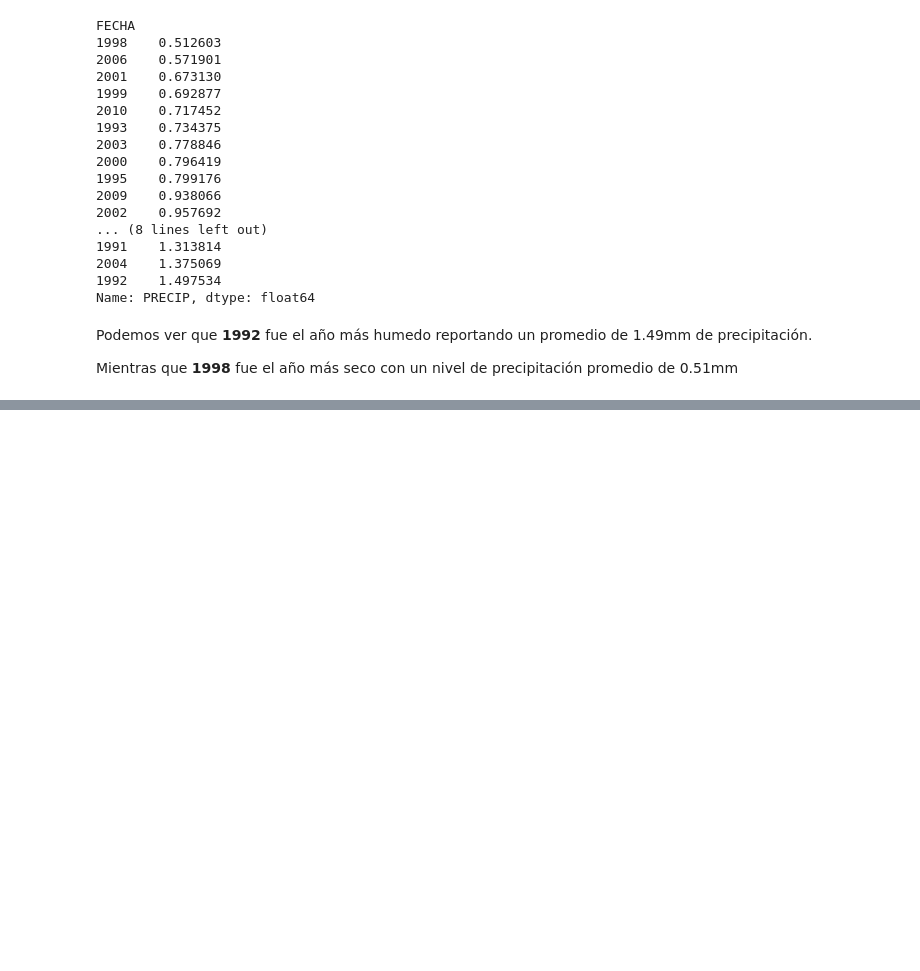
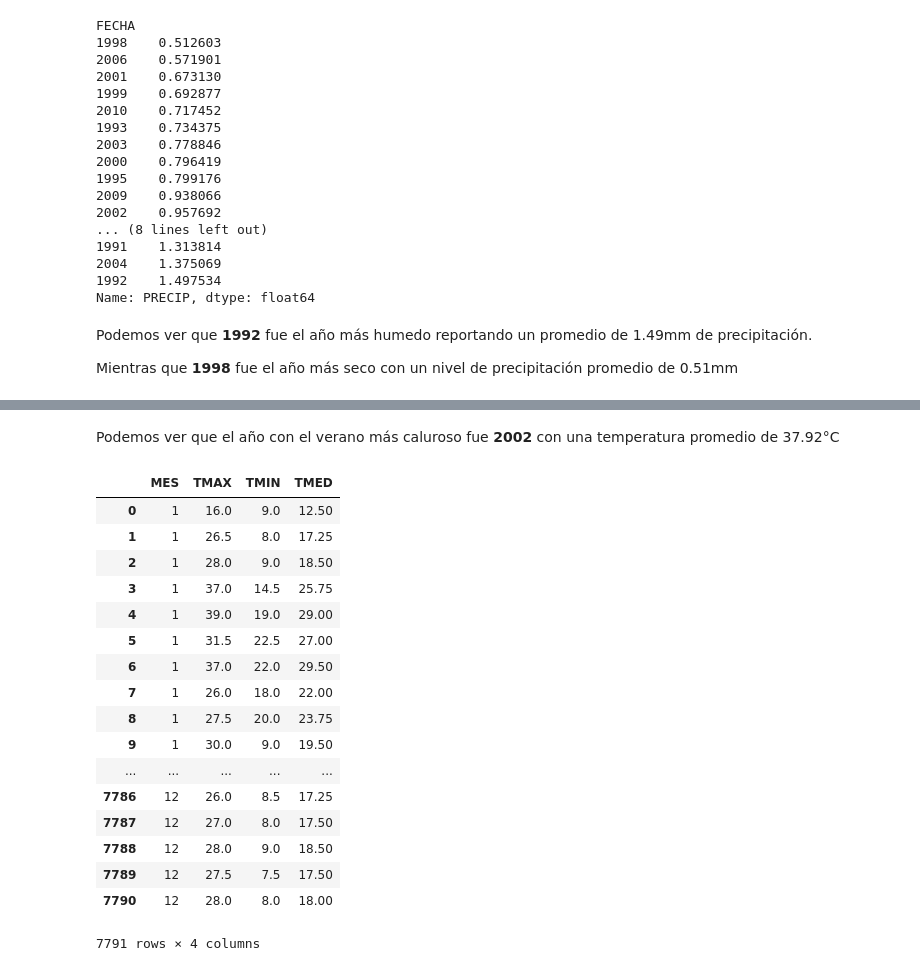
Before and after one commit to Askleth/Archivero, a Jupyter notebook: Actividad_3/Actividad_3.ipynb, the cells around one changed output, grey strips where cells are left out. Drawn from its saved outputs; the diff is of its cells as text; code cells hidden in the pictures; blank space fills up the shorter version.

```diff
--- a/Actividad_3/Actividad_3.ipynb
+++ b/Actividad_3/Actividad_3.ipynb
@@ -267,0 +289,18 @@ inv
+# %%
+años = []
+temp = []
+
+ver = []
+for i in veri:
+    años.append(df["AÑO"][i])
+
+for i in veri:
+    temp.append(df["TMAX"][i])
+
+ver = [años,temp]
+veranos = pd.DataFrame({
+    'AÑOS': ver[0],
+    'TMAX': ver[1]},
+    index = range(0,len(años)))
+
+veranos.groupby("AÑOS")['TMAX'].mean().sort_values()
@@ -267,0 +325,45 @@ inv
+# %% [markdown]
+Podemos ver que el año con el verano más caluroso fue **2002** con una temperatura promedio de 37.92°C
+# %%
+meses = []
+tmax = []
+tmin = []
+k = 0
+for i in range(1,13):
+    for j in range(0,len(df["AÑO"])):
+        if(df["MES"][k] == i):
+            meses.append(i)
+            tmax.append(df["TMAX"][k])
+            tmin.append(df["TMIN"][k])
+        k = k+1
+    k = 0
+temps = [meses,tmax,tmin]
+# %%
+temperaturas = pd.DataFrame({
+    "MES" : temps[0],
+    "TMAX" : temps[1],
+    "TMIN" : temps[2],},
+index = range(0,len(temps[0])))
+# %%
+temperaturas['TMED'] = (temperaturas["TMAX"]+temperaturas["TMIN"])/2
+# %%
+temperaturas
+# %% [output]
+|  | MES | TMAX | TMIN | TMED |
+| 0 | 1 | 16.0 | 9.0 | 12.50 |
+| 1 | 1 | 26.5 | 8.0 | 17.25 |
+| 2 | 1 | 28.0 | 9.0 | 18.50 |
+| 3 | 1 | 37.0 | 14.5 | 25.75 |
+| 4 | 1 | 39.0 | 19.0 | 29.00 |
+| 5 | 1 | 31.5 | 22.5 | 27.00 |
+| 6 | 1 | 37.0 | 22.0 | 29.50 |
+| 7 | 1 | 26.0 | 18.0 | 22.00 |
+| 8 | 1 | 27.5 | 20.0 | 23.75 |
+| 9 | 1 | 30.0 | 9.0 | 19.50 |
+| ... | ... | ... | ... | ... |
+| 7786 | 12 | 26.0 | 8.5 | 17.25 |
+| 7787 | 12 | 27.0 | 8.0 | 17.50 |
+| 7788 | 12 | 28.0 | 9.0 | 18.50 |
+| 7789 | 12 | 27.5 | 7.5 | 17.50 |
+| 7790 | 12 | 28.0 | 8.0 | 18.00 |
+7791 rows × 4 columns
```
Also changed, not shown: parts of 9 cells of this notebook.
